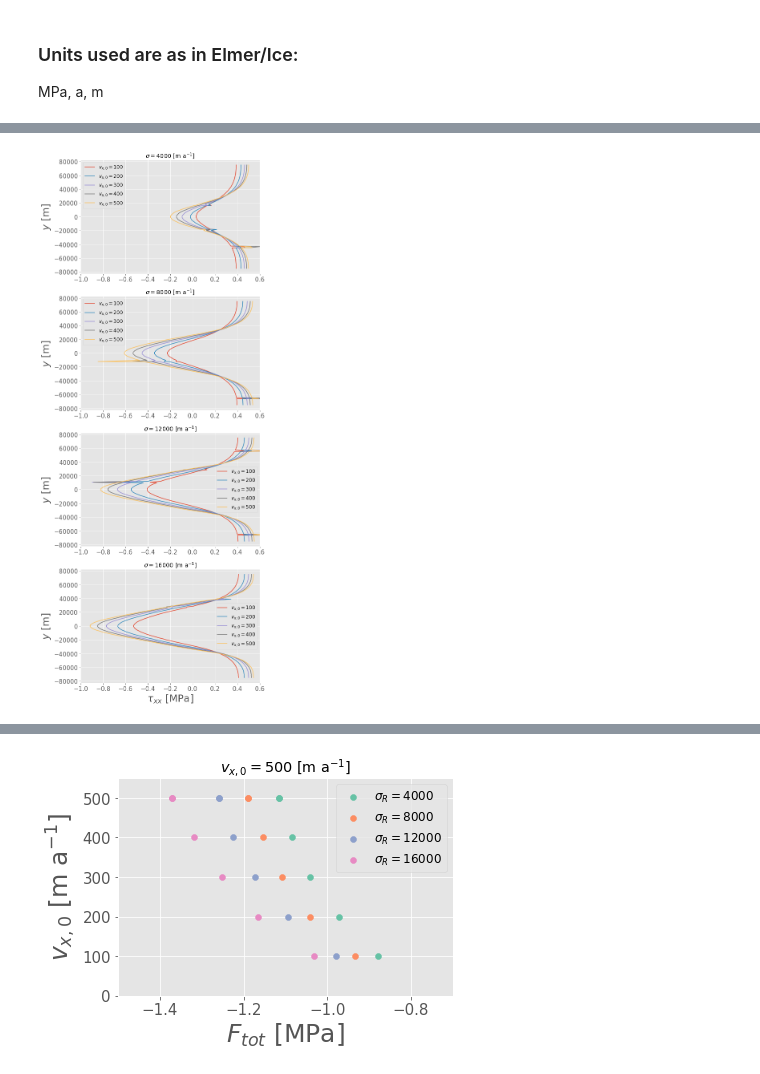
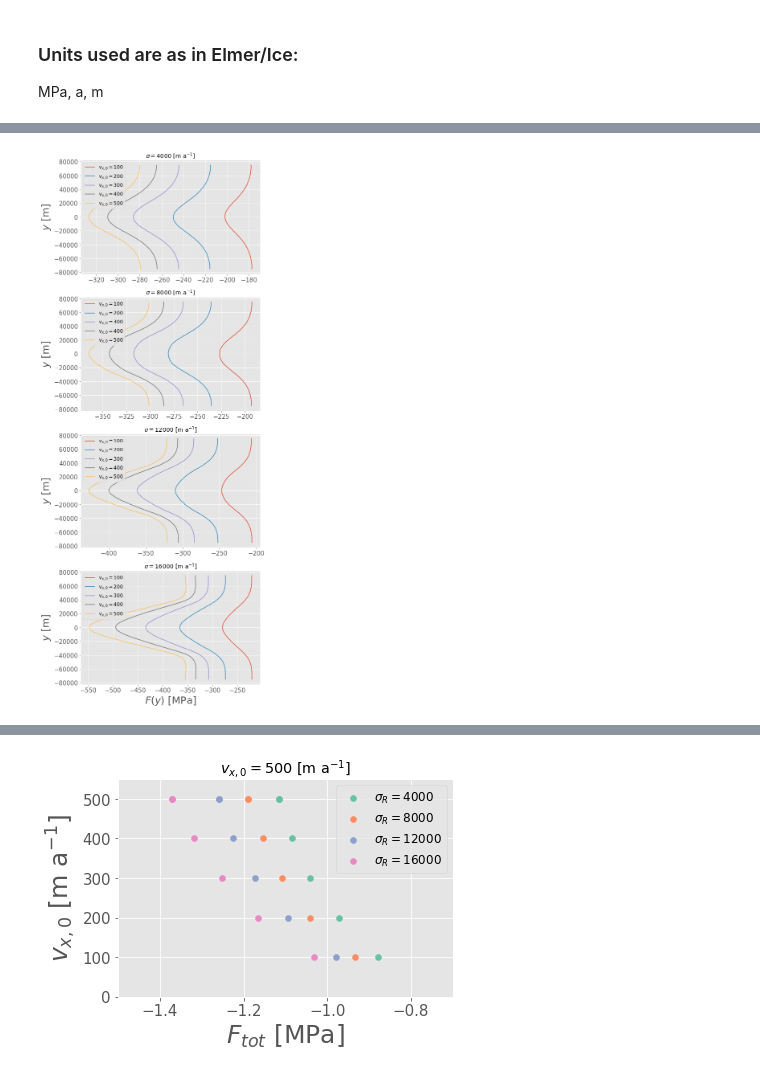
Before and after one commit to henryclara/ButtressingProject, a Jupyter notebook: Code/StressCalculationsUpdate.ipynb, the cells around one changed output, grey strips where cells are left out. Drawn from its saved outputs; the diff is of its cells as text; code cells hidden in the pictures.

```diff
--- a/Code/StressCalculationsUpdate.ipynb
+++ b/Code/StressCalculationsUpdate.ipynb
@@ -132,7 +136,7 @@ for i in range(len(fluxes)):
                     label='$\sigma_R = $' + str(sigmas[j]))
 
 for i in range(len(fluxes)):
-    ax[i].set_xlim([-1, 0.6])
+    #ax[i].set_xlim([-20, 10])
     ax[i].set_ylabel(r'$y$ [m]', size=25)
     ax[i].tick_params(axis='both', which='major', labelsize=15)
     ax[i].legend(fontsize='12')
@@ -152,7 +156,7 @@ for i in range(len(fluxes)):
                        label='$\sigma_R = $' + str(sigmas[j]))
 
 for i in range(len(fluxes)):
-    ax[i].set_xlim([-15, -7])
+    ax[i].set_xlim([-550, -150])
     ax[i].set_ylabel(r'$y$ [m]', size=25)
     ax[i].tick_params(axis='both', which='major', labelsize=15)
     ax[i].legend(fontsize='12')
@@ -172,7 +176,7 @@ for i in range(len(fluxes)):
                        label='$\sigma_R = $' + str(sigmas[j]))
 
 for i in range(len(fluxes)):
-    ax[i].set_xlim([-3.0, 0.0])
+    ax[i].set_xlim([-100.0, 0.0])
     ax[i].set_ylabel(r'$y$ [m]', size=25)
     ax[i].tick_params(axis='both', which='major', labelsize=15)
     ax[i].legend(fontsize='12')
@@ -192,11 +196,11 @@ for i in range(len(fluxes)):
                        label='$\sigma_R = $' + str(sigmas[j]))
 
 for i in range(len(fluxes)):
-    ax[i].set_xlim([-13.0, -7.0])
+    ax[i].set_xlim([-500.0, -150.0])
     ax[i].set_ylabel(r'$y$ [m]', size=25)
     ax[i].tick_params(axis='both', which='major', labelsize=15)
     ax[i].legend(fontsize='12')
     ax[i].title.set_text(r'$v_{x,0} = $' + str(fluxes[i]) + ' [m a$^{-1}$]')
 ax[i].set_xlabel(r'$F_{hp}(y)$ [MPa]', size=25)
-fig.savefig('../Figures/hydp.jpg', format='jpg', dpi=500, bbox_inches = "tight")
+fig.savefig('../Figures/hydp_withoutheight.jpg', format='jpg', dpi=500, bbox_inches = "tight")
 # %% [output]
@@ -204,23 +208,23 @@ fig.savefig('../Figures/hydp.jpg', format='jpg', dpi=500, bbox_inches = "tight")
 # %%
 # Plot
 
 fig, ax = plt.subplots(len(sigmas), 1, figsize=(8, 24))
 for i in range(len(fluxes)):
     for j in range(len(sigmas)):
-        ax[j].plot(list(devstress1['Flux' + str(fluxes[i]) + 'Sigma' + str(sigmas[j])].values()), \
-                   list(devstress1['Flux' + str(fluxes[i]) + 'Sigma' + str(sigmas[j])].keys()),   \
+        ax[j].plot(list(stress1['Flux' + str(fluxes[i]) + 'Sigma' + str(sigmas[j])].values()), \
+                   list(stress1['Flux' + str(fluxes[i]) + 'Sigma' + str(sigmas[j])].keys()),   \
                        label=r'$v_{x,0} = $' + str(fluxes[i]))
 
 for i in range(len(sigmas)):
-    ax[i].set_xlim([-1.0, 0.6])
+    #ax[i].set_xlim([-40.0, 10.0])
     ax[i].set_ylabel(r'$y$ [m]', size=25)
     ax[i].tick_params(axis='both', which='major', labelsize=15)
     ax[i].legend(fontsize='12')
     ax[i].title.set_text(r'$\sigma = $' + str(sigmas[i]) + ' [m a$^{-1}$]')
-ax[i].set_xlabel(r'$\tau_{xx}$ [MPa]', size=25)
+ax[i].set_xlabel(r'$F(y)$ [MPa]', size=25)
 fig.savefig('../Figures/stress1_vel.jpg', format='jpg', dpi=500, bbox_inches = "tight")
 # %% [output]
-[figure, old version]
+[figure, new version]
 # %%
 # Plot the average hydrostatic pressure if the calving front were at this position
 
```
Also changed, not shown: parts of 6 cells of this notebook.
